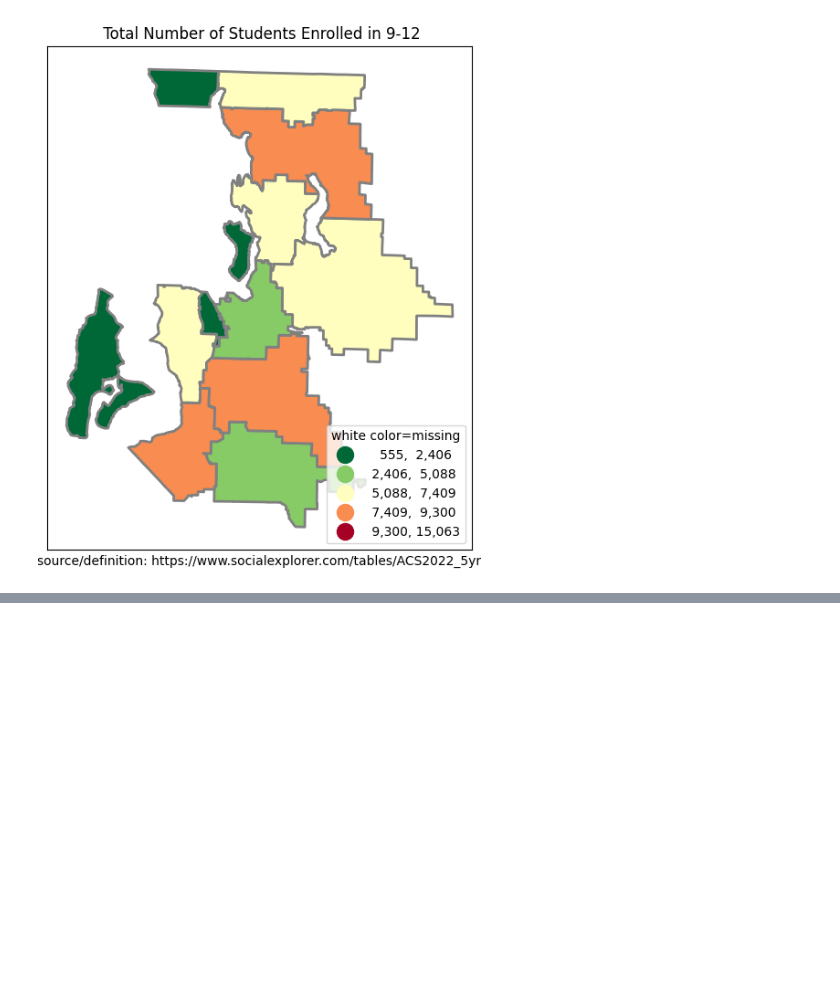
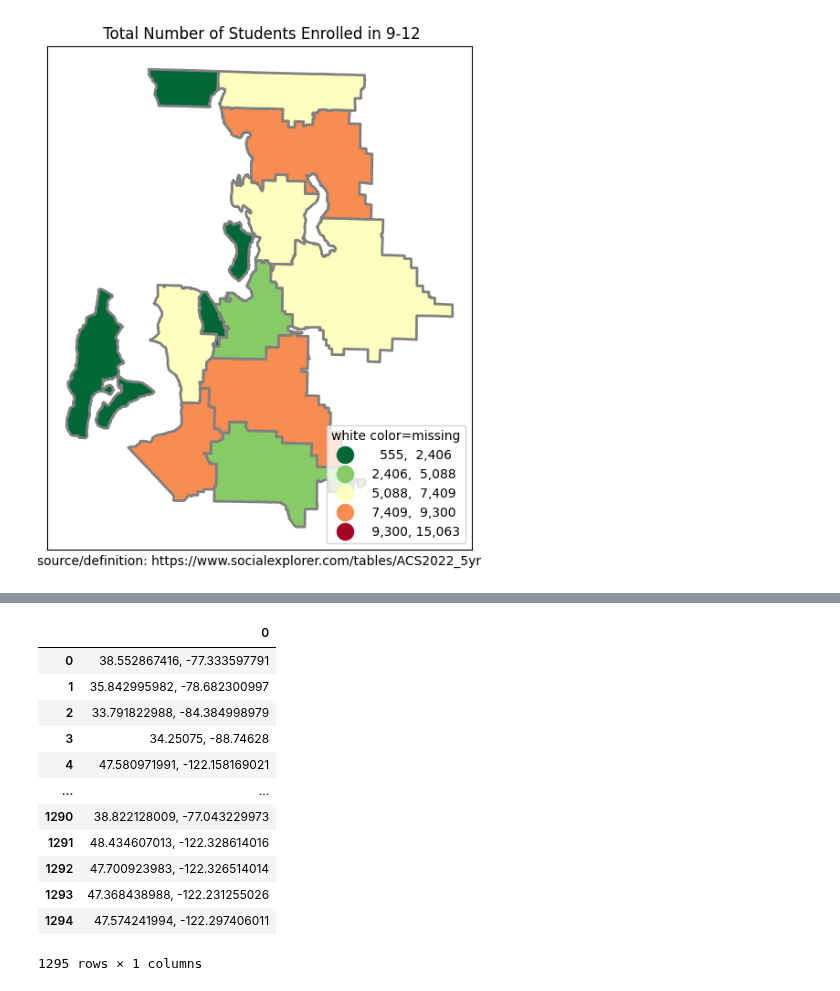
Before and after one commit to Spontyrupple/mamaine, a Jupyter notebook: King_County.ipynb, the cells around one changed output, grey strips where cells are left out. Cells and saved outputs as stored; diff of their text form; code cells hidden in the pictures; blank space fills up the shorter version.

```diff
--- a/King_County.ipynb
+++ b/King_County.ipynb
@@ -299,0 +312,16 @@ Text(0.5, 190.1295349047001, 'source/definition: https://www.socialexplorer.com/
+# %%
+a.Location .str.extract('.*\((.*)\).*')
+# %% [output]
+|  | 0 |
+| 0 | 38.552867416, -77.333597791 |
+| 1 | 35.842995982, -78.682300997 |
+| 2 | 33.791822988, -84.384998979 |
+| 3 | 34.25075, -88.74628 |
+| 4 | 47.580971991, -122.158169021 |
+| ... | ... |
+| 1290 | 38.822128009, -77.043229973 |
+| 1291 | 48.434607013, -122.328614016 |
+| 1292 | 47.700923983, -122.326514014 |
+| 1293 | 47.368438988, -122.231255026 |
+| 1294 | 47.574241994, -122.297406011 |
+1295 rows × 1 columns
```
Also changed, not shown: parts of 1 cell of this notebook.
